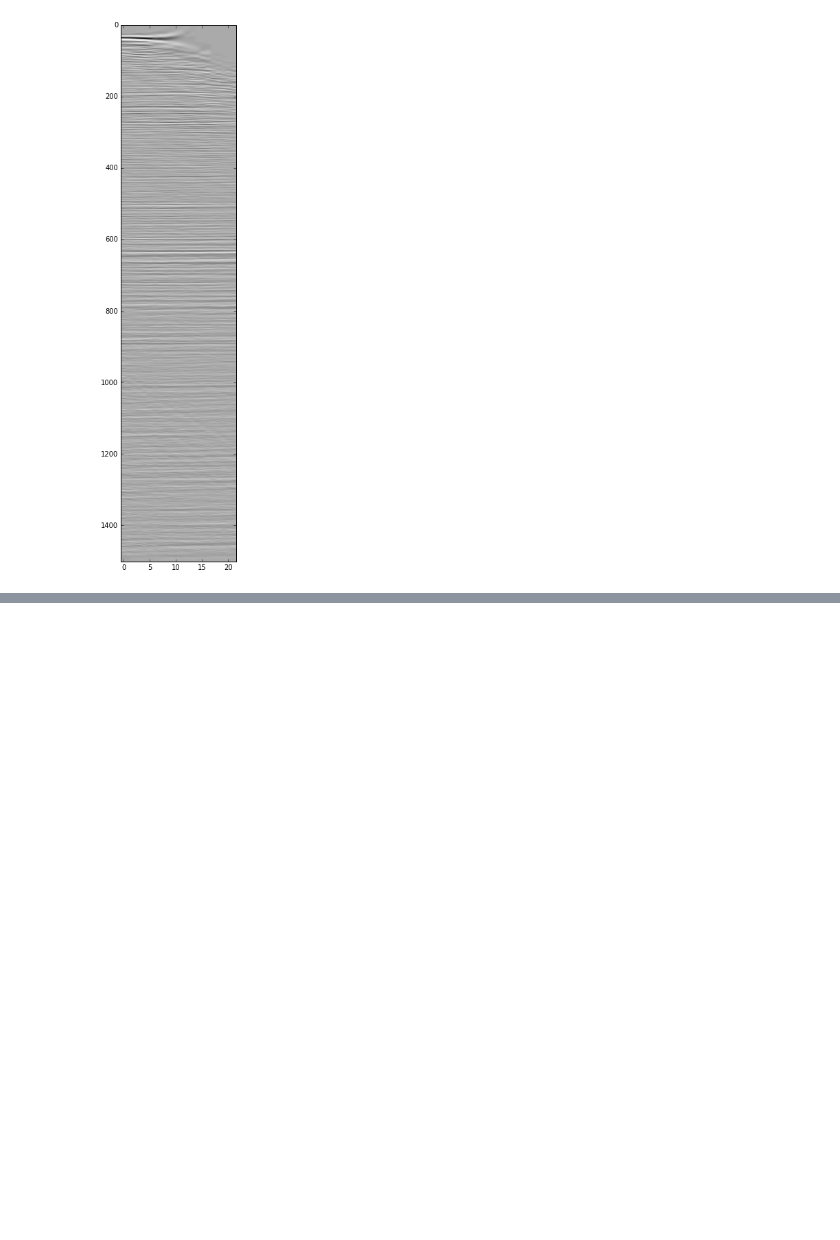
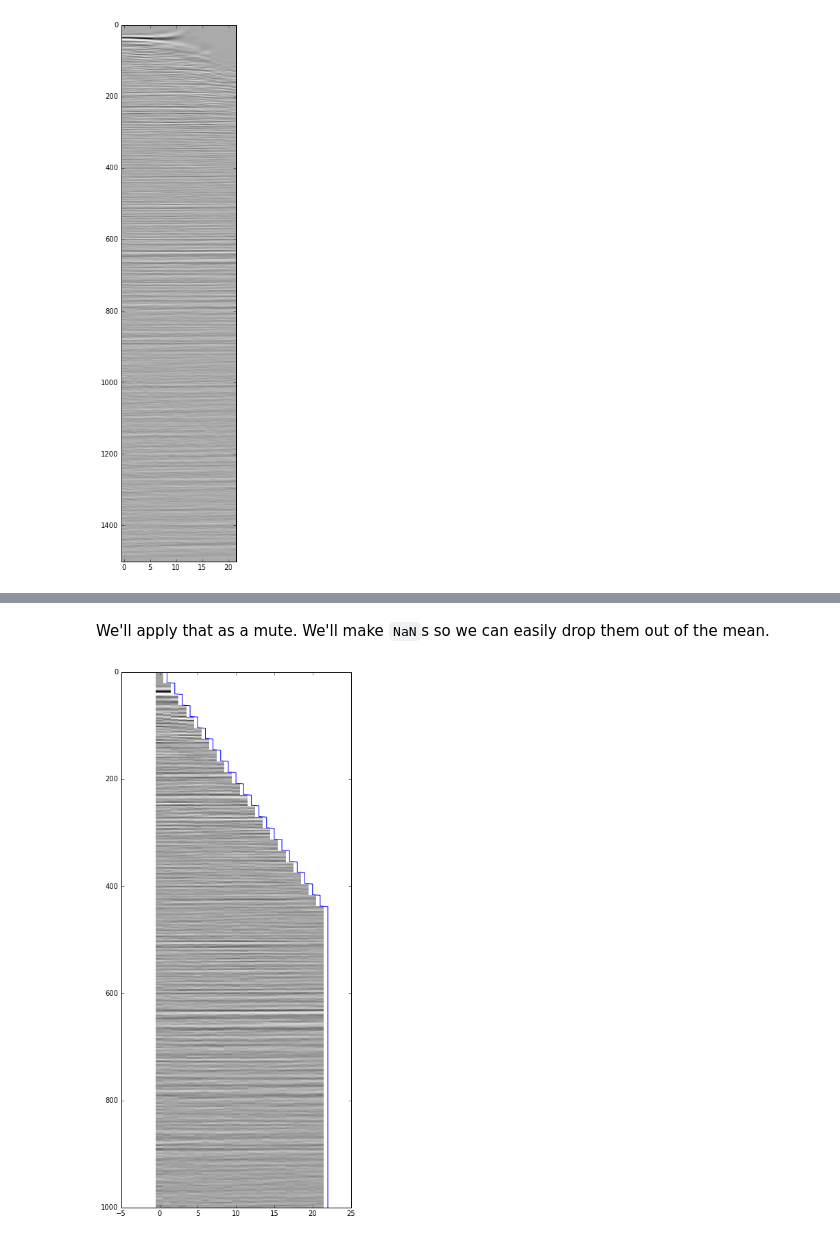
Before and after one commit to ymustc/geocomputing, a Jupyter notebook: notebooks/Prestack_seismic.ipynb, the cells around one changed output, grey strips where cells are left out. Cells and saved outputs as stored; diff of their text form; code cells hidden in the pictures; blank space fills up the shorter version.

```diff
--- a/notebooks/Prestack_seismic.ipynb
+++ b/notebooks/Prestack_seismic.ipynb
@@ -106,0 +138,2 @@ plt.show()
+# %% [markdown]
+We'll apply that as a mute. We'll make `NaN`s so we can easily drop them out of the mean.
@@ -106,0 +145,8 @@ plt.show()
+# %%
+plt.figure(figsize=(6,14))
+plt.imshow(g3[68].T, cmap='Greys', interpolation='none', aspect='auto')
+plt.plot(d_i, idx)
+plt.ylim(1000, 0)
+plt.show()
+# %% [output]
+[figure, added]
```
Also changed, not shown: parts of 25 cells of this notebook, 3 other files.
